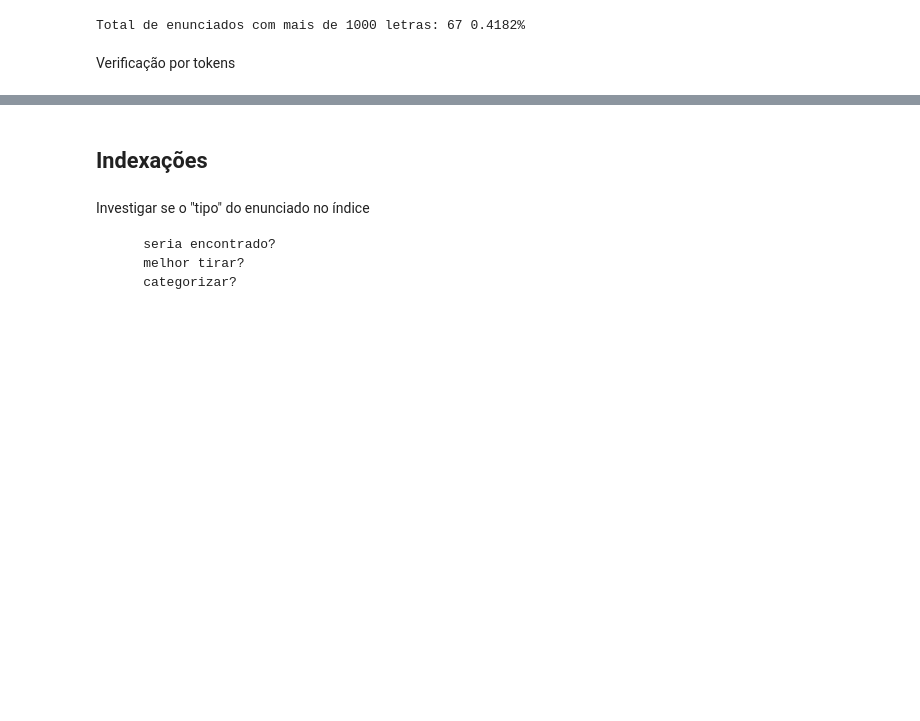
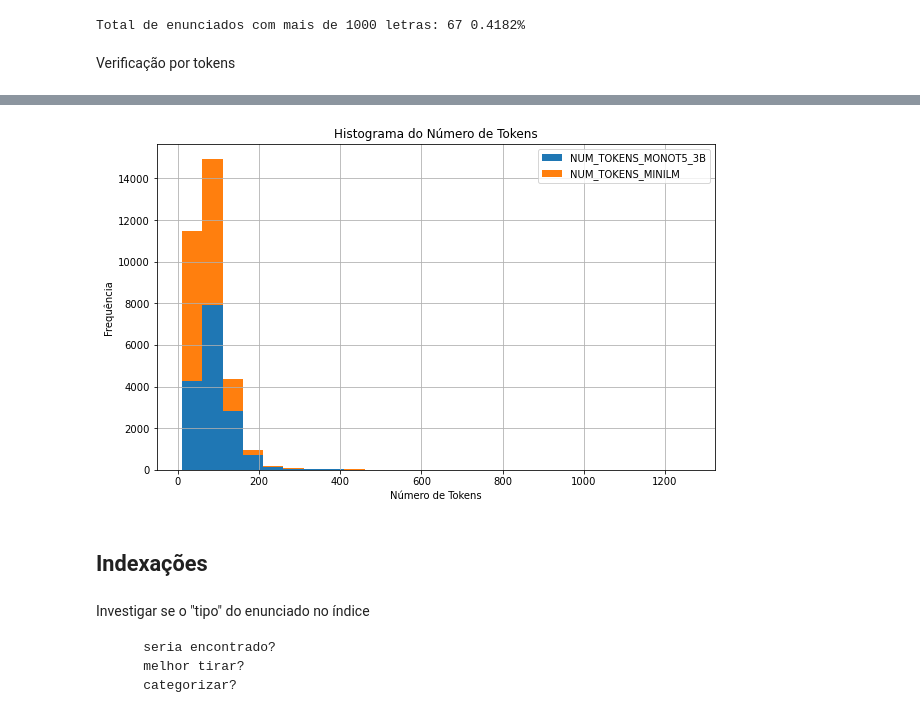
Before and after one commit to marcusborela/ind-ir, a Jupyter notebook: code/data_explorarion_jurisprudence.ipynb, the cells around one changed output, grey strips where cells are left out. Drawn from its saved outputs; the diff is of its cells as text; code cells hidden in the pictures; blank space fills up the shorter version.

```diff
--- a/code/data_explorarion_jurisprudence.ipynb
+++ b/code/data_explorarion_jurisprudence.ipynb
@@ -324,3 +408,23 @@ retorna_num_tokens(texto + ' ' + texto, tokenizador_pt)
+# %%
+# Definir os limites dos intervalos
+bin_width = 50
+min_value = min(df_enunciado['NUM_TOKENS_MONOT5_3B'].min(), df_enunciado['NUM_TOKENS_MINILM'].min())
+max_value = max(df_enunciado['NUM_TOKENS_MONOT5_3B'].max(), df_enunciado['NUM_TOKENS_MINILM'].max())
+bins = np.arange(min_value, max_value + bin_width, bin_width)
+
+# Plotar o histograma empilhado
+plt.figure(figsize=(10, 6))
+plt.hist([df_enunciado['NUM_TOKENS_MONOT5_3B'], df_enunciado['NUM_TOKENS_MINILM']], bins=bins, histtype='barstacked',
+         label=['NUM_TOKENS_MONOT5_3B', 'NUM_TOKENS_MINILM'])
+plt.title('Histograma do Número de Tokens')
+plt.xlabel('Número de Tokens')
+plt.ylabel('Frequência')
+plt.grid(True)
+plt.legend()
+
+plt.show()
+# %% [output]
+[figure, added]
 # %% [markdown]
 ## Indexações
 # %% [markdown]
```
Also changed, not shown: parts of 20 cells of this notebook.
